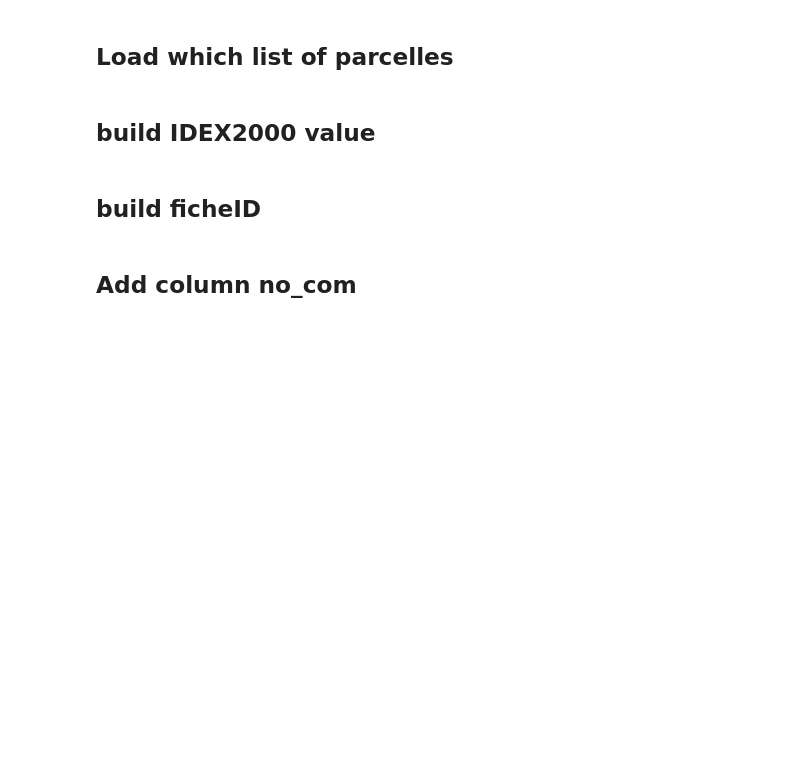
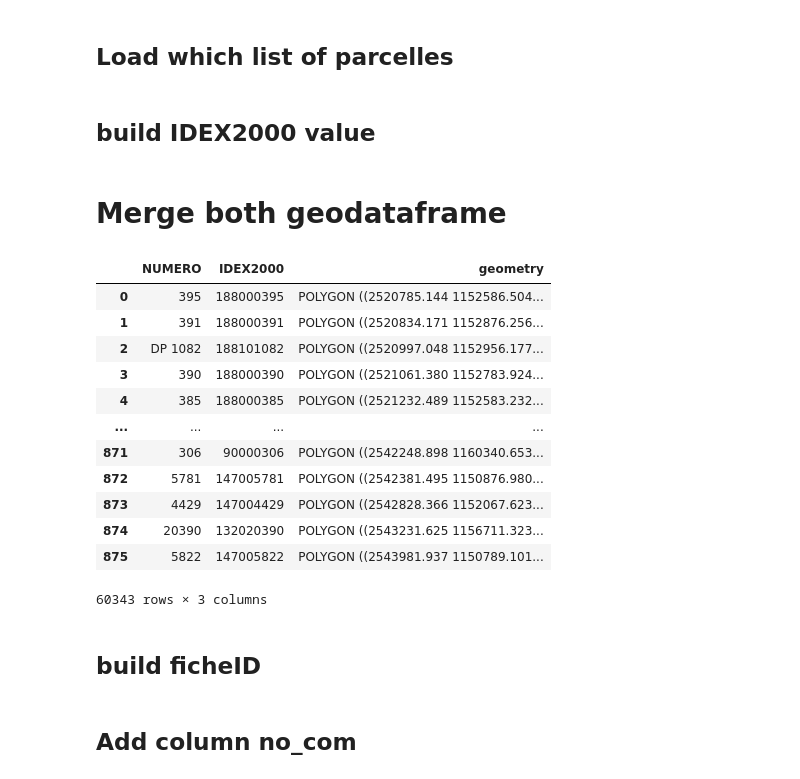
Before and after one commit to gowitz/goulet, a Jupyter notebook: notebook/goulet3.ipynb, the cells around one changed output. Cells and saved outputs as stored; diff of their text form; code cells hidden in the pictures; blank space fills up the shorter version.

```diff
--- a/notebook/goulet3.ipynb
+++ b/notebook/goulet3.ipynb
@@ -70,0 +83,2 @@ whish_list['IDEX2000'] = np.int64(whish_list['IDEX2000'])
+# %% [markdown]
+# Merge both geodataframe #
@@ -71,3 +87,19 @@ whish_list['IDEX2000'] = np.int64(whish_list['IDEX2000'])
+# %%
+parcels_shape
+# %% [output]
+|  | NUMERO | IDEX2000 | geometry |
+| 0 | 395 | 188000395 | POLYGON ((2520785.144 1152586.504... |
+| 1 | 391 | 188000391 | POLYGON ((2520834.171 1152876.256... |
+| 2 | DP 1082 | 188101082 | POLYGON ((2520997.048 1152956.177... |
+| 3 | 390 | 188000390 | POLYGON ((2521061.380 1152783.924... |
+| 4 | 385 | 188000385 | POLYGON ((2521232.489 1152583.232... |
+| ... | ... | ... | ... |
+| 871 | 306 | 90000306 | POLYGON ((2542248.898 1160340.653... |
+| 872 | 5781 | 147005781 | POLYGON ((2542381.495 1150876.980... |
+| 873 | 4429 | 147004429 | POLYGON ((2542828.366 1152067.623... |
+| 874 | 20390 | 132020390 | POLYGON ((2543231.625 1156711.323... |
+| 875 | 5822 | 147005822 | POLYGON ((2543981.937 1150789.101... |
+60343 rows × 3 columns
 # %% [markdown]
 ## build ficheID ##
 # %%
```
Also changed, not shown: parts of 13 cells of this notebook.
